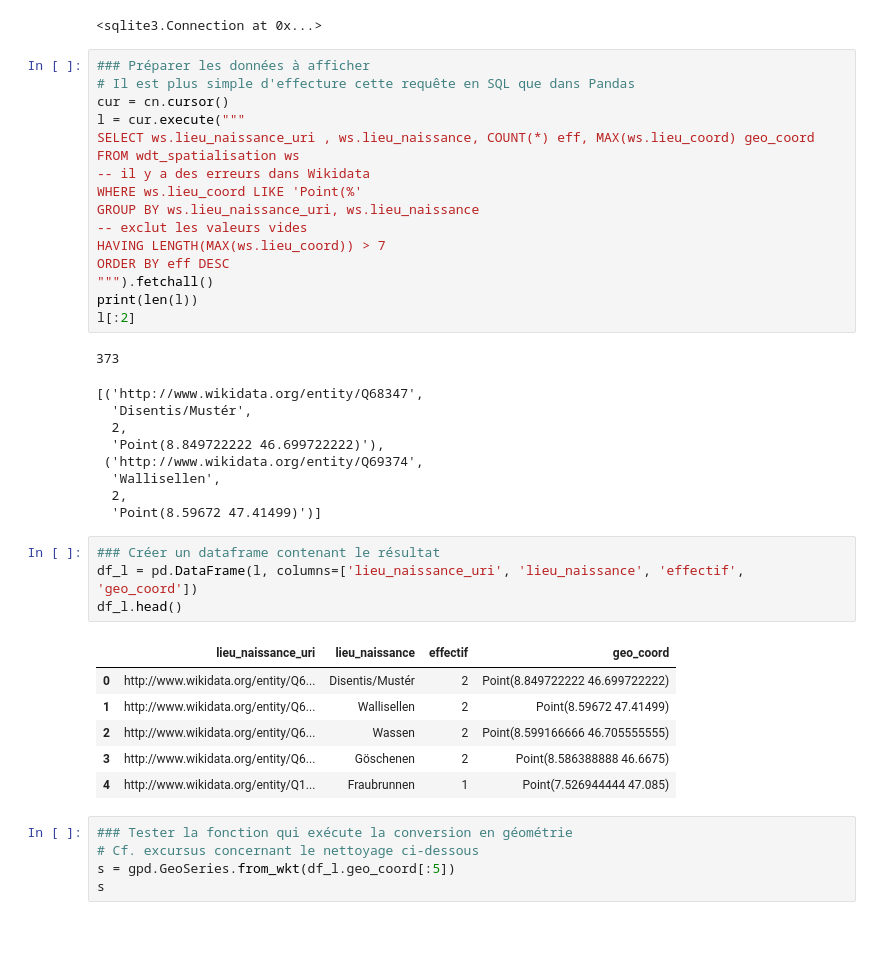
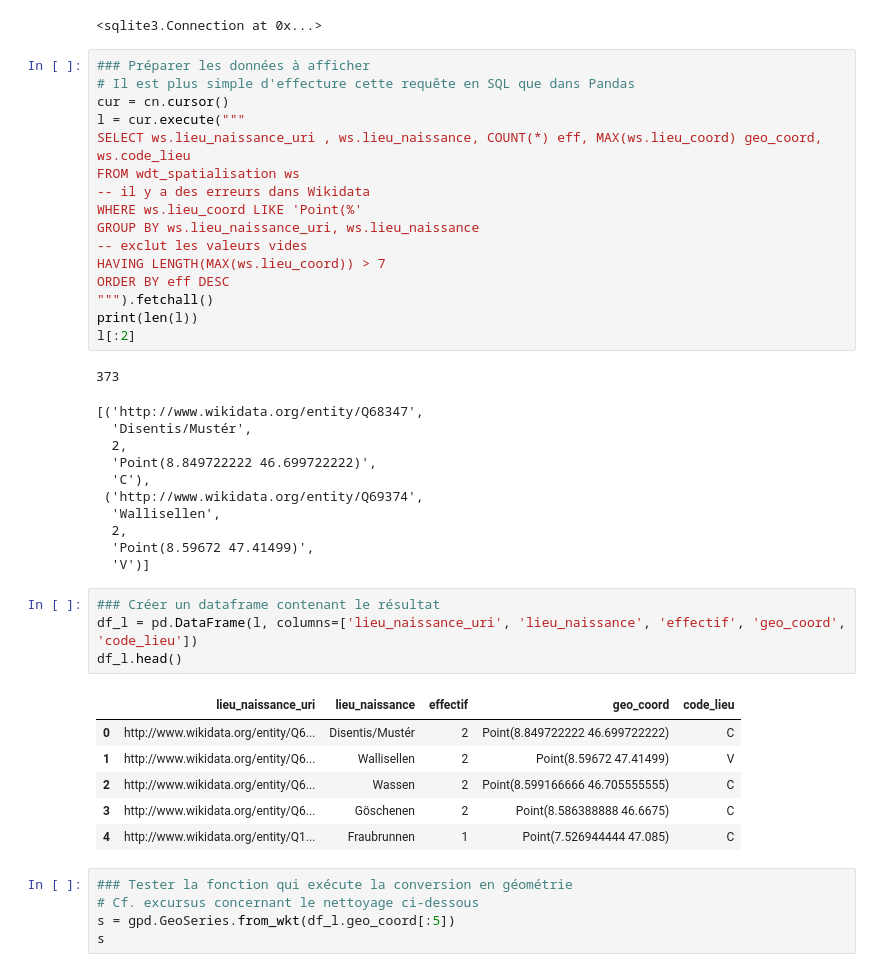
Before and after one commit to Sciences-historiques-numeriques/std_conseil_federal, a Jupyter notebook: notebooks_jupyter/wikidata_exploration/wdt_spatialisation_naissances.ipynb, the cells around one changed output. Cells and saved outputs as stored; diff of their text form; blank space fills up the shorter version.

```diff
--- a/notebooks_jupyter/wikidata_exploration/wdt_spatialisation_naissances.ipynb
+++ b/notebooks_jupyter/wikidata_exploration/wdt_spatialisation_naissances.ipynb
@@ -75,7 +75,7 @@ cn
 # Il est plus simple d'effecture cette requête en SQL que dans Pandas
 cur = cn.cursor()
 l = cur.execute("""
-SELECT ws.lieu_naissance_uri , ws.lieu_naissance, COUNT(*) eff, MAX(ws.lieu_coord) geo_coord
+SELECT ws.lieu_naissance_uri , ws.lieu_naissance, COUNT(*) eff, MAX(ws.lieu_coord) geo_coord, ws.code_lieu
 FROM wdt_spatialisation ws
 -- il y a des erreurs dans Wikidata
 WHERE ws.lieu_coord LIKE 'Point(%'
@@ -91,22 +91,24 @@ l[:2]
 [('http://www.wikidata.org/entity/Q68347',
   'Disentis/Mustér',
   2,
-  'Point(8.849722222 46.699722222)'),
+  'Point(8.849722222 46.699722222)',
+  'C'),
  ('http://www.wikidata.org/entity/Q69374',
   'Wallisellen',
   2,
-  'Point(8.59672 47.41499)')]
+  'Point(8.59672 47.41499)',
+  'V')]
 # %%
 ### Créer un dataframe contenant le résultat
-df_l = pd.DataFrame(l, columns=['lieu_naissance_uri', 'lieu_naissance', 'effectif', 'geo_coord'])
+df_l = pd.DataFrame(l, columns=['lieu_naissance_uri', 'lieu_naissance', 'effectif', 'geo_coord', 'code_lieu'])
 df_l.head()
 # %% [output]
-|  | lieu_naissance_uri | lieu_naissance | effectif | geo_coord |
-| 0 | http://www.wikidata.org/entity/Q6... | Disentis/Mustér | 2 | Point(8.849722222 46.699722222) |
-| 1 | http://www.wikidata.org/entity/Q6... | Wallisellen | 2 | Point(8.59672 47.41499) |
-| 2 | http://www.wikidata.org/entity/Q6... | Wassen | 2 | Point(8.599166666 46.705555555) |
-| 3 | http://www.wikidata.org/entity/Q6... | Göschenen | 2 | Point(8.586388888 46.6675) |
-| 4 | http://www.wikidata.org/entity/Q1... | Fraubrunnen | 1 | Point(7.526944444 47.085) |
+|  | lieu_naissance_uri | lieu_naissance | effectif | geo_coord | code_lieu |
+| 0 | http://www.wikidata.org/entity/Q6... | Disentis/Mustér | 2 | Point(8.849722222 46.699722222) | C |
+| 1 | http://www.wikidata.org/entity/Q6... | Wallisellen | 2 | Point(8.59672 47.41499) | V |
+| 2 | http://www.wikidata.org/entity/Q6... | Wassen | 2 | Point(8.599166666 46.705555555) | C |
+| 3 | http://www.wikidata.org/entity/Q6... | Göschenen | 2 | Point(8.586388888 46.6675) | C |
+| 4 | http://www.wikidata.org/entity/Q1... | Fraubrunnen | 1 | Point(7.526944444 47.085) | C |
 # %%
 ### Tester la fonction qui exécute la conversion en géométrie
 # Cf. excursus concernant le nettoyage ci-dessous
```
Also changed, not shown: parts of 9 cells of this notebook, 3 other files.
